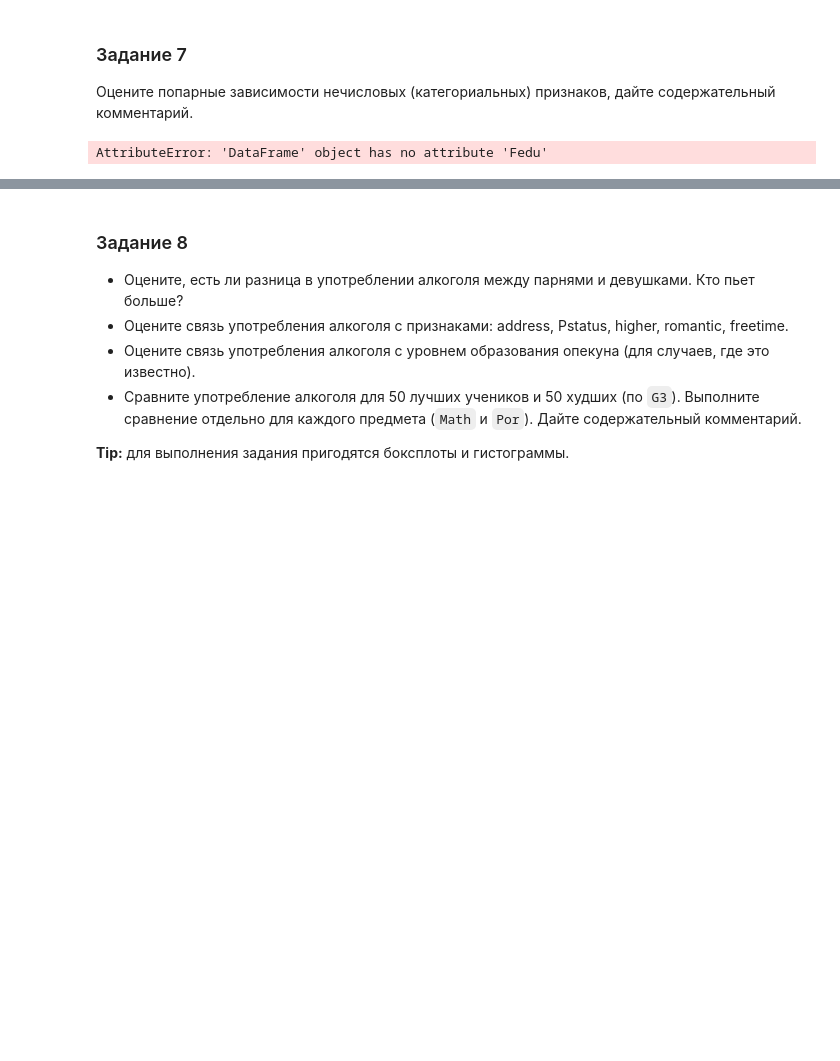
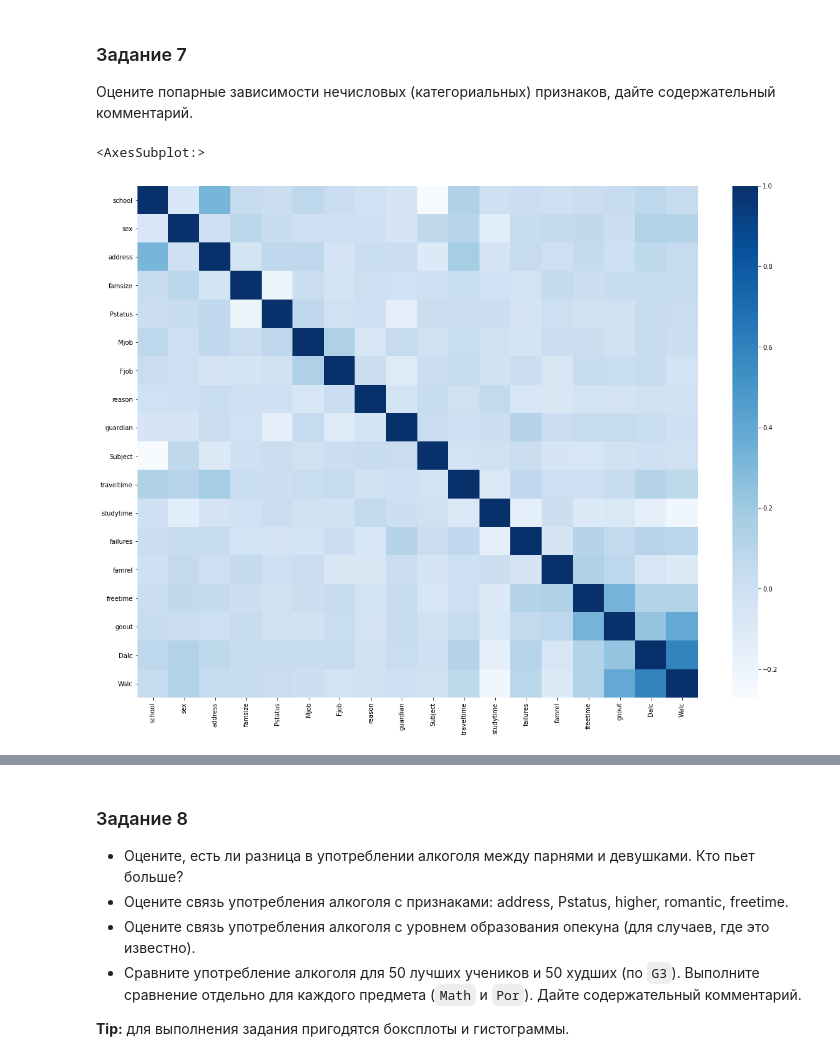
Before and after one commit to wityat/IAD_lab_1, a Jupyter notebook: Lab_1.Exploratory_analysis.ipynb, the cells around one changed output, grey strips where cells are left out. Cells and saved outputs as stored; diff of their text form; code cells hidden in the pictures; blank space fills up the shorter version.

```diff
--- a/Lab_1.Exploratory_analysis.ipynb
+++ b/Lab_1.Exploratory_analysis.ipynb
@@ -384,30 +402,28 @@ correlation_heatmap(d_num)
 # %%
 data_describe = df_no_repeat.describe(include=[object])
 categorical_columns = [c for c in df_no_repeat.columns if df_no_repeat[c].dtype.name == 'object']
 
 non_data = pd.DataFrame(df_no_repeat[categorical_columns])
-non_data['Fedu'] = non_data.Fedu.astype('int64')
-non_data['Medu'] = non_data.Medu.astype('int64')
-categorical_columns.remove('Medu')
-categorical_columns.remove('Fedu')
+
 for c in categorical_columns:
     q = range(1, 1 + non_data[c].describe(include=[object])['unique'])
     unique = dict(zip(non_data[c].unique(), q))
     tmp = non_data[c].values.tolist()
     if (q[-1] == 2) & ((tmp[0] == 'no') | (tmp[0] == 'yes')):
         yes_no = {'yes': 1, 'no': 0}
         non_data[c] = df_no_repeat[c].map(yes_no)
     else:
         for i in range(len(tmp)):
             tmp[i] = unique[tmp[i]]
         non_data[c] = pd.DataFrame(tmp)
 
 non_data[['traveltime', 'studytime', 'failures', 'famrel','freetime',
-          'goout', 'Dalc', 'Walc']] = data_no_rep[['traveltime',
+          'goout', 'Dalc', 'Walc']] = df_no_repeat[['traveltime',
         'studytime', 'failures', 'famrel','freetime','goout', 'Dalc', 'Walc']]
 
 corr = non_data.corr()
 plt.figure(figsize = (20,15))
 sns.heatmap(corr, xticklabels=corr.columns.values, yticklabels=corr.columns.values, cmap = 'Blues')
 # %% [output]
-AttributeError: 'DataFrame' object has no attribute 'Fedu'
+<AxesSubplot:>
+[figure, added]
```
Also changed, not shown: parts of 45 cells of this notebook, 2 other files.
